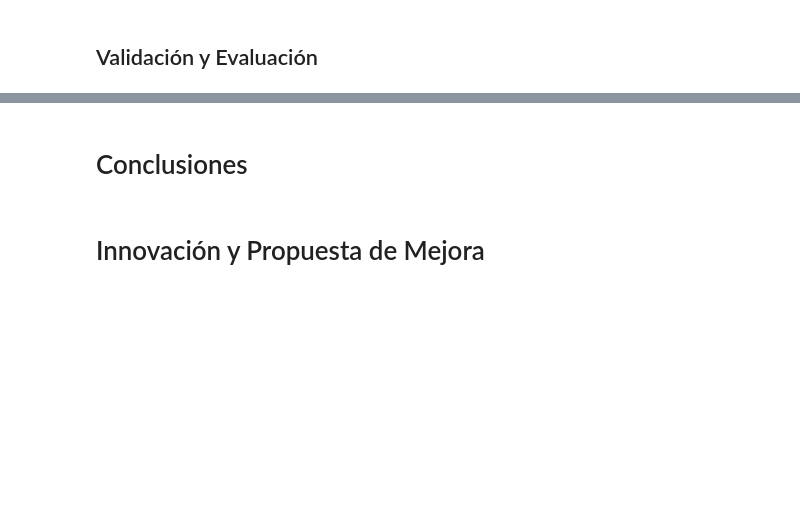
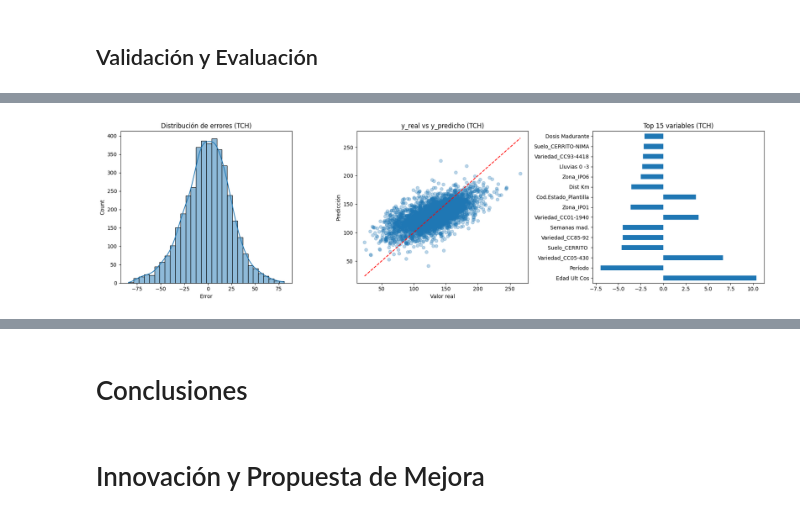
Before and after one commit to Aguado4/Taller-azucarera, a Jupyter notebook: Taller-azucarera.ipynb, the cells around one changed output, grey strips where cells are left out. Drawn from its saved outputs; the diff is of its cells as text; code cells hidden in the pictures; blank space fills up the shorter version.

```diff
--- a/Taller-azucarera.ipynb
+++ b/Taller-azucarera.ipynb
@@ -1407,0 +1537,81 @@ plot_residuals_diagnostics(ols_sac, "%Sac.Caña")
+# %%
+def validate_model_extended(model, X, y, target_name="target", n_splits=5, test_size=0.2):
+    splitter = ShuffleSplit(n_splits=n_splits, test_size=test_size, random_state=42)
+    results = []
+
+    for train_idx, test_idx in splitter.split(X):
+        # Train/Test split
+        X_train, X_test = X.iloc[train_idx], X.iloc[test_idx]
+        y_train, y_test = y.iloc[train_idx], y.iloc[test_idx]
+
+        # Escalado
+        scaler = StandardScaler()
+        Xtr = scaler.fit_transform(X_train)
+        Xte = scaler.transform(X_test)
+
+        # Modelo Lasso con el alpha ya encontrado
+        lasso = Lasso(alpha=model.alpha_, max_iter=20000, random_state=42)
+        lasso.fit(Xtr, y_train)
+        y_pred = lasso.predict(Xte)
+
+        # Métricas
+        results.append({
+            "R2": r2_score(y_test, y_pred),
+            "RMSE": mean_squared_error(y_test, y_pred, squared=False),
+            "MAE": mean_absolute_error(y_test, y_pred),
+            "MedAE": median_absolute_error(y_test, y_pred),
+            "MAPE": np.mean(np.abs((y_test - y_pred) / np.maximum(y_test, 1e-8))) * 100,
+            "MaxError": max_error(y_test, y_pred)
+        })
+
+    df_results = pd.DataFrame(results)
+    summary = df_results.describe().T[["mean","std","min","max"]]
+
+    print(f"\n#### Validación ShuffleSplit ({target_name})")
+    print(summary)
+
+    # === Gráficas ===
+    fig, axes = plt.subplots(1, 3, figsize=(18,5))
+
+    # Distribución de errores
+    errors = y_test - y_pred
+    sns.histplot(errors, kde=True, ax=axes[0], bins=30)
+    axes[0].set_title(f"Distribución de errores ({target_name})")
+    axes[0].set_xlabel("Error")
+
+    # y_test vs y_pred
+    axes[1].scatter(y_test, y_pred, alpha=0.3)
+    axes[1].plot([y_test.min(), y_test.max()],
+                 [y_test.min(), y_test.max()],
+                 "r--")
+    axes[1].set_title(f"y_real vs y_predicho ({target_name})")
+    axes[1].set_xlabel("Valor real")
+    axes[1].set_ylabel("Predicción")
+
+    # Importancia de variables
+    coef = pd.Series(lasso.coef_, index=X.columns)
+    coef_nonzero = coef[coef != 0].sort_values(key=abs, ascending=False)[:15]
+    coef_nonzero.plot(kind="barh", ax=axes[2])
+    axes[2].set_title(f"Top 15 variables ({target_name})")
+
+    plt.tight_layout()
+    plt.show()
+
+    return summary
+
+# Ejecutar validación extendida
+summary_tch = validate_model_extended(lasso_cv_tch_clean, X_tch_clean, y_tch_clean, "TCH")
+summary_sac = validate_model_extended(lasso_cv_sac_clean, X_sac_clean, y_sac_clean, "%Sac.Caña")
+
+# #### Conclusiones automáticas
+print("\nConclusiones:")
+print("- El modelo para **TCH** logra R² ≈ {:.3f} en validación, lo que indica que explica ~{:.0f}% de la variabilidad.".format(
+    summary_tch.loc["R2","mean"], summary_tch.loc["R2","mean"]*100))
+print("- El modelo para **%Sac.Caña** tiene R² ≈ {:.3f}, menor que TCH, lo que refleja mayor dificultad para capturar la variabilidad.".format(
+    summary_sac.loc["R2","mean"]))
+print("- Ambos modelos muestran RMSE estables y errores medianos relativamente bajos, indicando buena robustez.")
+print("- Las gráficas confirman que:")
+print("   * Los residuos están cercanos a la normalidad, aunque con algunos sesgos en extremos.")
+print("   * La relación y_real vs y_predicho es lineal, pero con dispersión (especialmente en %Sac.Caña).")
+print("   * Las variables seleccionadas por Lasso resaltan las más agronómicamente relevantes, facilitando interpretación.")
+# %% [output]
@@ -1407,0 +1626 @@ plot_residuals_diagnostics(ols_sac, "%Sac.Caña")
+[figure, added]
```
Also changed, not shown: parts of 13 cells of this notebook.
